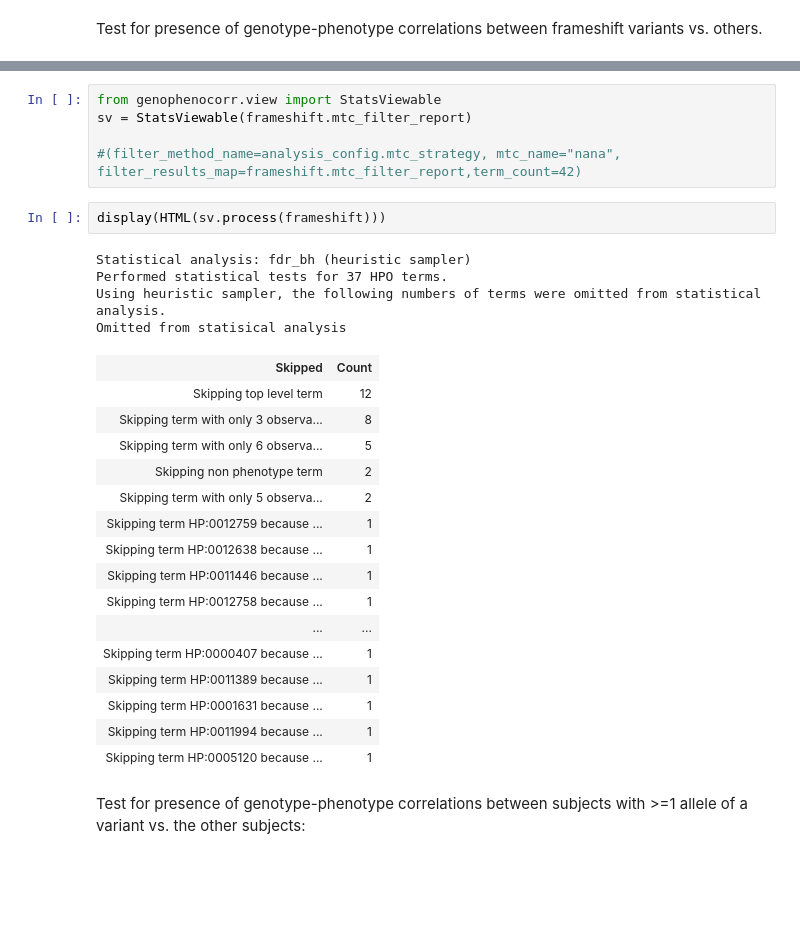
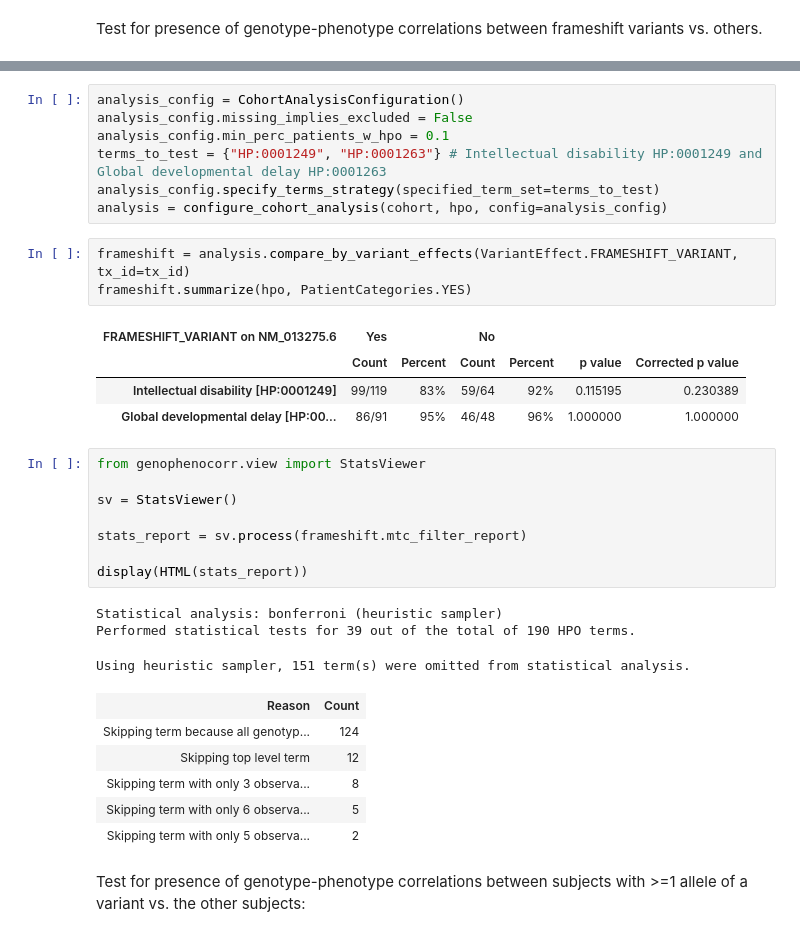
Before and after one commit to monarch-initiative/gpsea, a Jupyter notebook: notebooks/ANKRD11/KBG.ipynb, the cells around one changed output, grey strips where cells are left out. Saved outputs shown, nothing was run; the diff lists cells and outputs as text; blank space fills up the shorter version.

Commit message:
Adding configuration and demo in KBG notebook

```diff
--- a/notebooks/ANKRD11/KBG.ipynb
+++ b/notebooks/ANKRD11/KBG.ipynb
@@ -175,31 +186,36 @@ frameshift.summarize(hpo, PatientCategories.YES)
-# %%
-from genophenocorr.view import StatsViewable
-sv = StatsViewable(frameshift.mtc_filter_report)
-
-#(filter_method_name=analysis_config.mtc_strategy, mtc_name="nana", filter_results_map=frameshift.mtc_filter_report,term_count=42)
+# %%
+analysis_config = CohortAnalysisConfiguration()
+analysis_config.missing_implies_excluded = False
+analysis_config.min_perc_patients_w_hpo = 0.1
+terms_to_test = {"HP:0001249", "HP:0001263"} # Intellectual disability HP:0001249 and Global developmental delay HP:0001263
+analysis_config.specify_terms_strategy(specified_term_set=terms_to_test)
+analysis = configure_cohort_analysis(cohort, hpo, config=analysis_config)
+# %%
+frameshift = analysis.compare_by_variant_effects(VariantEffect.FRAMESHIFT_VARIANT, tx_id=tx_id)
+frameshift.summarize(hpo, PatientCategories.YES)
+# %% [output]
+| FRAMESHIFT_VARIANT on NM_013275.6 | Yes |  | No |  |  |  |
+|  | Count | Percent | Count | Percent | p value | Corrected p value |
+| Intellectual disability [HP:0001249] | 99/119 | 83% | 59/64 | 92% | 0.115195 | 0.230389 |
+| Global developmental delay [HP:00... | 86/91 | 95% | 46/48 | 96% | 1.000000 | 1.000000 |
 # %%
-display(HTML(sv.process(frameshift)))
+from genophenocorr.view import StatsViewer
+
+sv = StatsViewer()
+
+stats_report = sv.process(frameshift.mtc_filter_report)
+
+display(HTML(stats_report))
 # %% [output]
-Statistical analysis: fdr_bh (heuristic sampler)
-Performed statistical tests for 37 HPO terms.
-Using heuristic sampler, the following numbers of terms were omitted from statistical analysis.
-Omitted from statisical analysis
+Statistical analysis: bonferroni (heuristic sampler)
+Performed statistical tests for 39 out of the total of 190 HPO terms.
+Using heuristic sampler, 151 term(s) were omitted from statistical analysis.
-| Skipped | Count |
+| Reason | Count |
+| Skipping term because all genotyp... | 124 |
 | Skipping top level term | 12 |
 | Skipping term with only 3 observa... | 8 |
 | Skipping term with only 6 observa... | 5 |
-| Skipping non phenotype term | 2 |
 | Skipping term with only 5 observa... | 2 |
-| Skipping term HP:0012759 because ... | 1 |
-| Skipping term HP:0012638 because ... | 1 |
-| Skipping term HP:0011446 because ... | 1 |
-| Skipping term HP:0012758 because ... | 1 |
-| ... | ... |
-| Skipping term HP:0000407 because ... | 1 |
-| Skipping term HP:0011389 because ... | 1 |
-| Skipping term HP:0001631 because ... | 1 |
-| Skipping term HP:0011994 because ... | 1 |
-| Skipping term HP:0005120 because ... | 1 |
 # %% [markdown]
 Test for presence of genotype-phenotype correlations between subjects with >=1 allele of a variant vs. the other subjects:
 # %%
```
Also changed, not shown: parts of 13 cells of this notebook, 2 other files.
